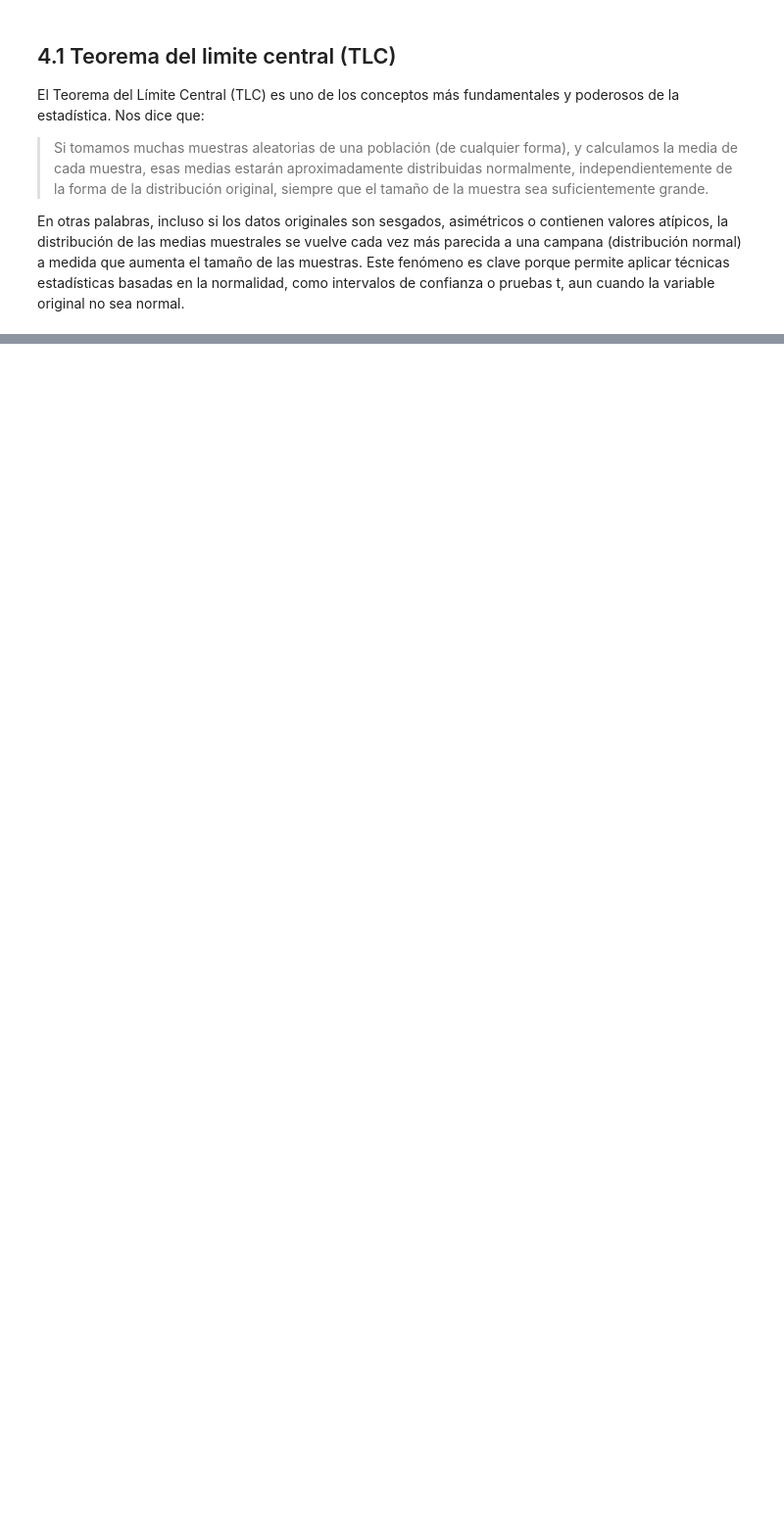
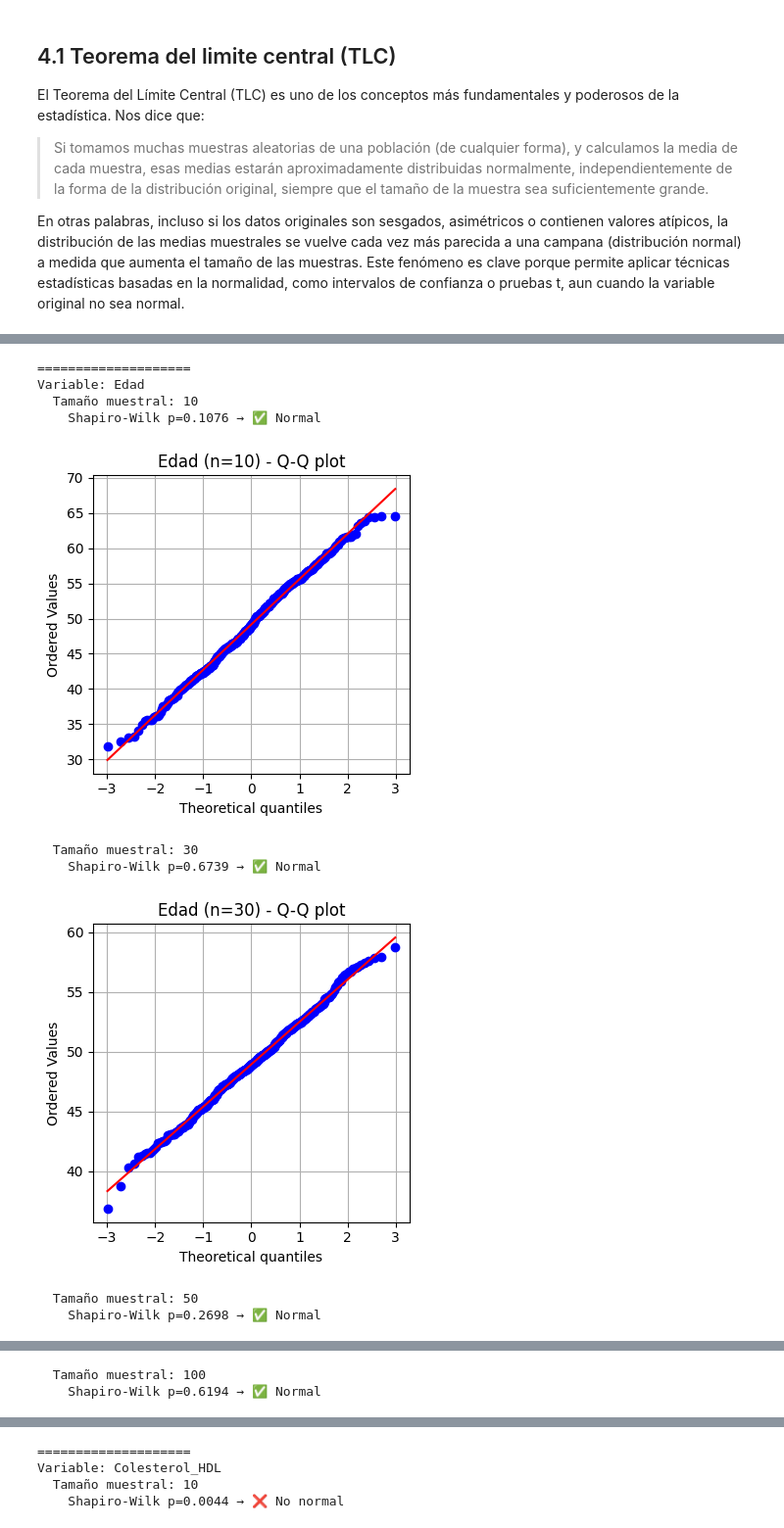
Before and after one commit to iHealthInstitute/Talleres_Diplomado_iHealth, a Jupyter notebook: curso_2/test_de_hipotesis_solution.ipynb, the cells around one changed output, grey strips where cells are left out. Shown at 98% size. Cells and saved outputs as stored; diff of their text form; code cells hidden in the pictures; blank space fills up the shorter version.

```diff
--- a/curso_2/test_de_hipotesis_solution.ipynb
+++ b/curso_2/test_de_hipotesis_solution.ipynb
@@ -252,0 +267,47 @@ En otras palabras, incluso si los datos originales son sesgados, asimétricos o
+# %%
+# <CODE> 1. Sampling aleatorio y 2. repetir proceso 1000 veces
+
+def simular_medias(data, sample_size=30, n_iter=500):
+    data = data.dropna()
+    medias = []
+    for _ in range(n_iter):
+        muestra = data.sample(sample_size, replace=True)
+        medias.append(muestra.mean())
+    return np.array(medias)
+# %%
+# <CODE> 3. Formar nuevo vector
+
+variables = ['Edad', 'Colesterol_HDL', 'Glucosa', 'IMC', 'Microalbuminuria_Creatinina']
+tamaños = [10, 30, 50, 100]
+
+for var in variables:
+    print("="*20)
+    print(f"Variable: {var}")
+
+    for n in tamaños:
+        print(f"  Tamaño muestral: {n}")
+        medias = simular_medias(ens[var], sample_size=n)
+
+        # Test de normalidad Shapiro-Wilk
+        stat, p = shapiro(medias)
+        resultado = "✅ Normal" if p > 0.05 else "❌ No normal"
+        print(f"    Shapiro-Wilk p={p:.4f} → {resultado}")
+
+        # Q-Q plot
+        plt.figure(figsize=(4, 4))
+        stats.probplot(medias, dist="norm", plot=plt)
+        plt.title(f"{var} (n={n}) - Q-Q plot")
+        plt.grid(True)
+        plt.tight_layout()
+        plt.show()
+# %% [output]
+====================
+Variable: Edad
+  Tamaño muestral: 10
+    Shapiro-Wilk p=0.1076 → ✅ Normal
+[figure, added]
+  Tamaño muestral: 30
+    Shapiro-Wilk p=0.6739 → ✅ Normal
+[figure, added]
+  Tamaño muestral: 50
+    Shapiro-Wilk p=0.2698 → ✅ Normal
@@ -252,0 +315,2 @@ En otras palabras, incluso si los datos originales son sesgados, asimétricos o
+  Tamaño muestral: 100
+    Shapiro-Wilk p=0.6194 → ✅ Normal
@@ -252,0 +318,4 @@ En otras palabras, incluso si los datos originales son sesgados, asimétricos o
+====================
+Variable: Colesterol_HDL
+  Tamaño muestral: 10
+    Shapiro-Wilk p=0.0044 → ❌ No normal
```
Also changed, not shown: parts of 3 cells of this notebook.
